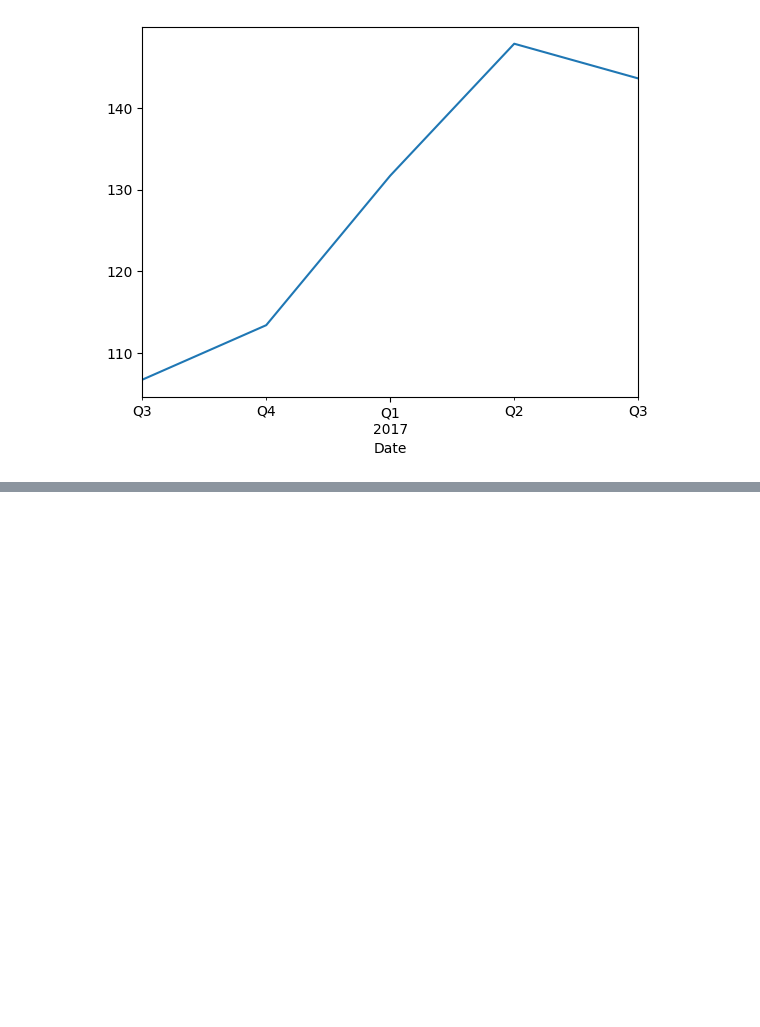
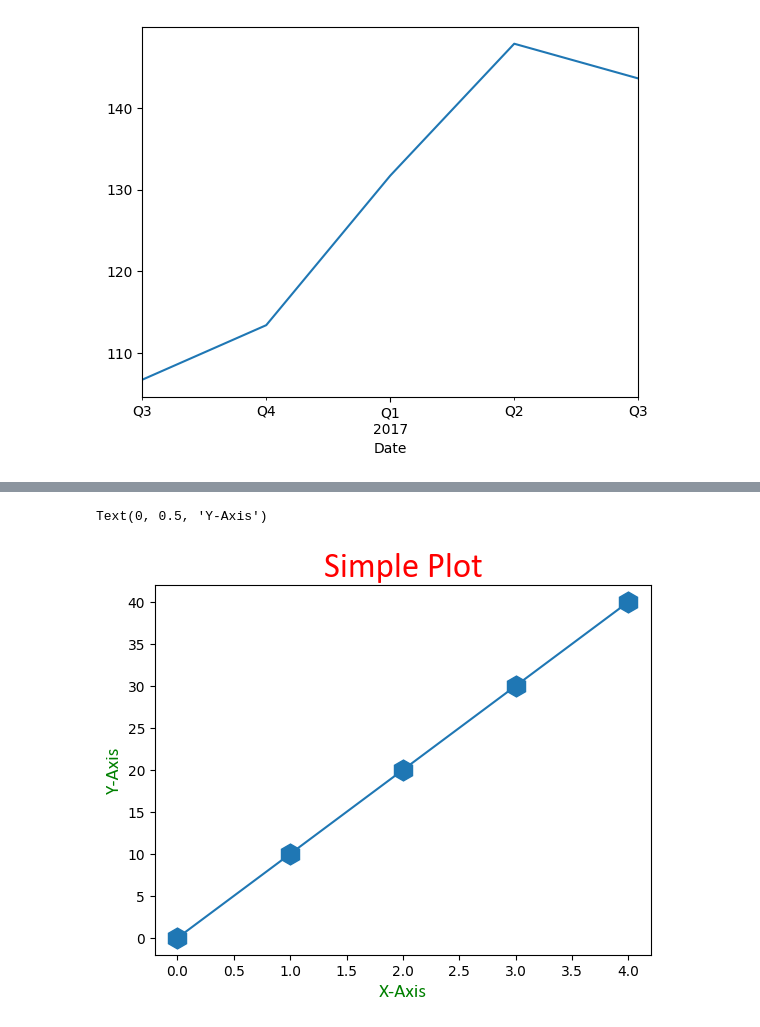
Before and after one commit to nalini25s/Data-Analytics, a Jupyter notebook: Python/Numpy and Pandas.ipynb, the cells around one changed output, grey strips where cells are left out. Drawn from its saved outputs; the diff is of its cells as text; code cells hidden in the pictures; blank space fills up the shorter version.

```diff
--- a/Python/Numpy and Pandas.ipynb
+++ b/Python/Numpy and Pandas.ipynb
@@ -777,0 +812,14 @@ apldata1.Close.resample('Q').mean().plot()
+# %%
+#Styling or heading to plot
+from matplotlib import pyplot as plt
+x = [0,1,2,3,4]
+y = [0,10,20,30,40]
+plt.plot(x,y, marker = "h", ms=15)
+f1 = {"family":"calibri","color":"red","size":"25"}
+f2 = {"family":"calibri","color":"green","size":"14"}
+plt.title("Simple Plot", fontdict=f1)
+plt.xlabel("X-Axis", fontdict=f2)
+plt.ylabel("Y-Axis", fontdict=f2)
+# %% [output]
+Text(0, 0.5, 'Y-Axis')
+[figure, added]
```
Also changed, not shown: parts of 15 cells of this notebook, 4 other files.
